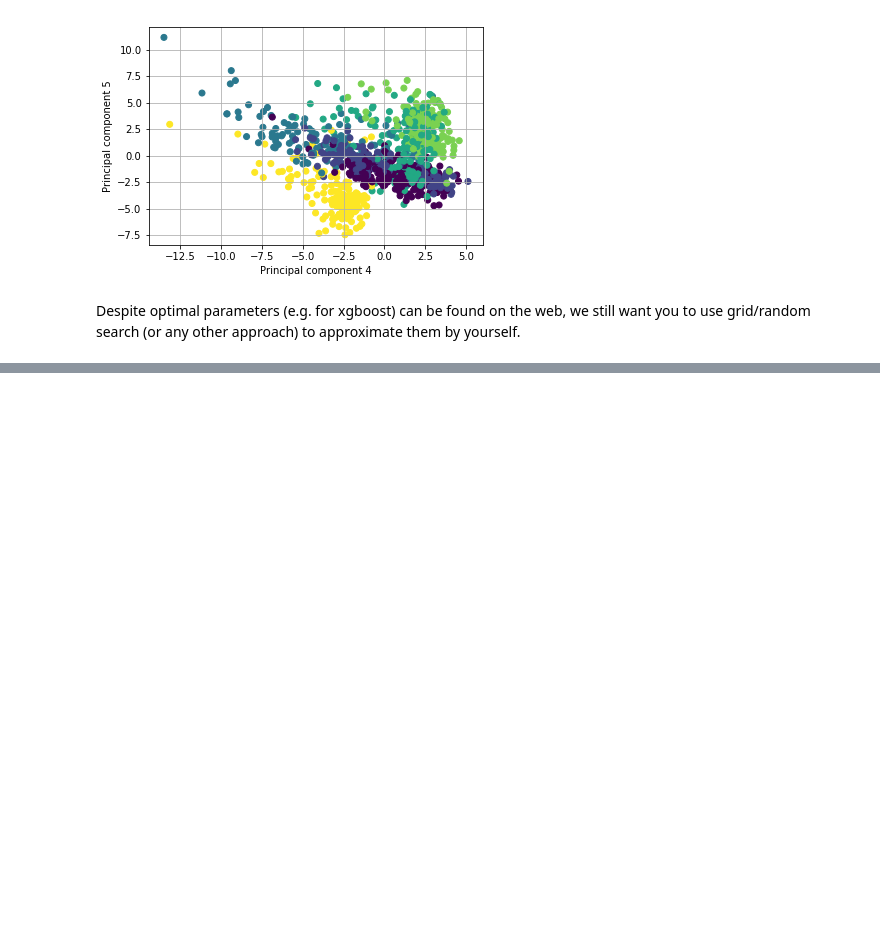
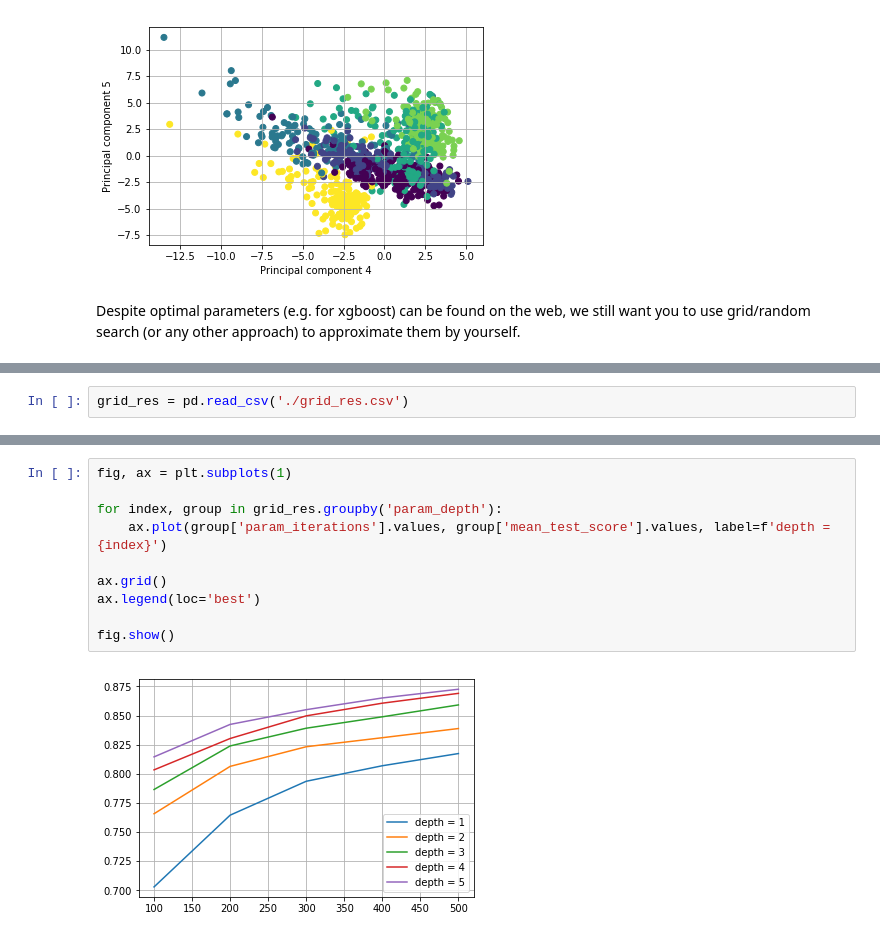
Before and after one commit to Binpord/ml-mipt-homeworks, a Jupyter notebook: Lab2_Texts_and_Boosting/Lab2.ipynb, the cells around one changed output, grey strips where cells are left out. Cells and saved outputs as stored; diff of their text form; blank space fills up the shorter version.

```diff
--- a/Lab2_Texts_and_Boosting/Lab2.ipynb
+++ b/Lab2_Texts_and_Boosting/Lab2.ipynb
@@ -351,0 +347,2 @@ catboost_search = GridSearchCV(estimator=CatBoostClassifier(random_state=42),
+# %%
+grid_res = pd.read_csv('./grid_res.csv')
@@ -351,0 +359,12 @@ catboost_search = GridSearchCV(estimator=CatBoostClassifier(random_state=42),
+# %%
+fig, ax = plt.subplots(1)
+
+for index, group in grid_res.groupby('param_depth'):
+    ax.plot(group['param_iterations'].values, group['mean_test_score'].values, label=f'depth = {index}')
+
+ax.grid()
+ax.legend(loc='best')
+
+fig.show()
+# %% [output]
+[figure, added]
```
Also changed, not shown: parts of 6 cells of this notebook.
